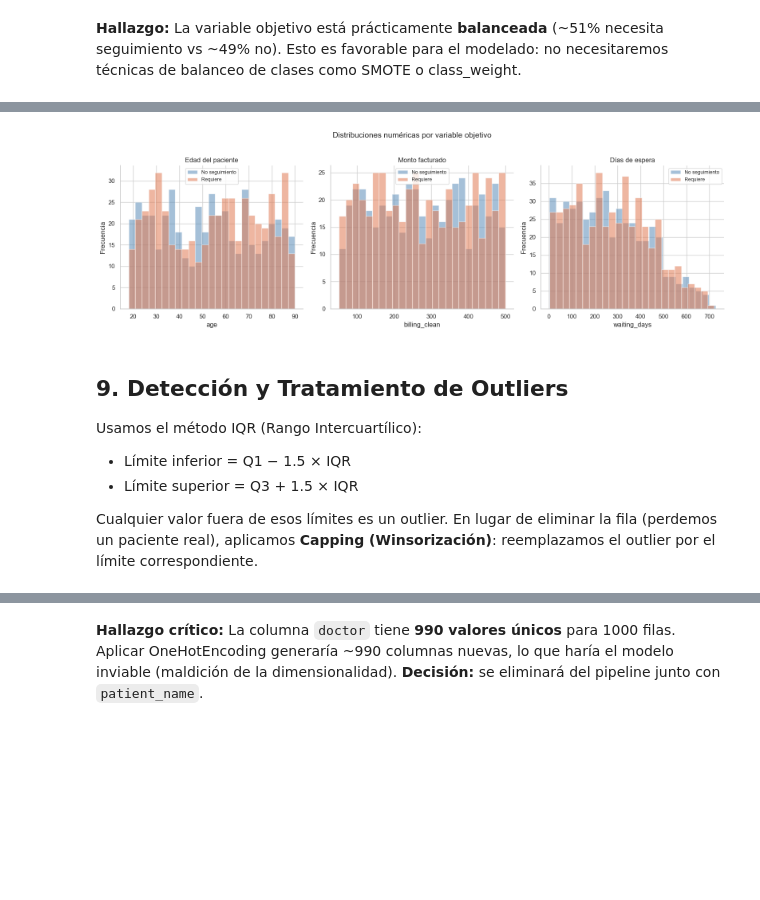
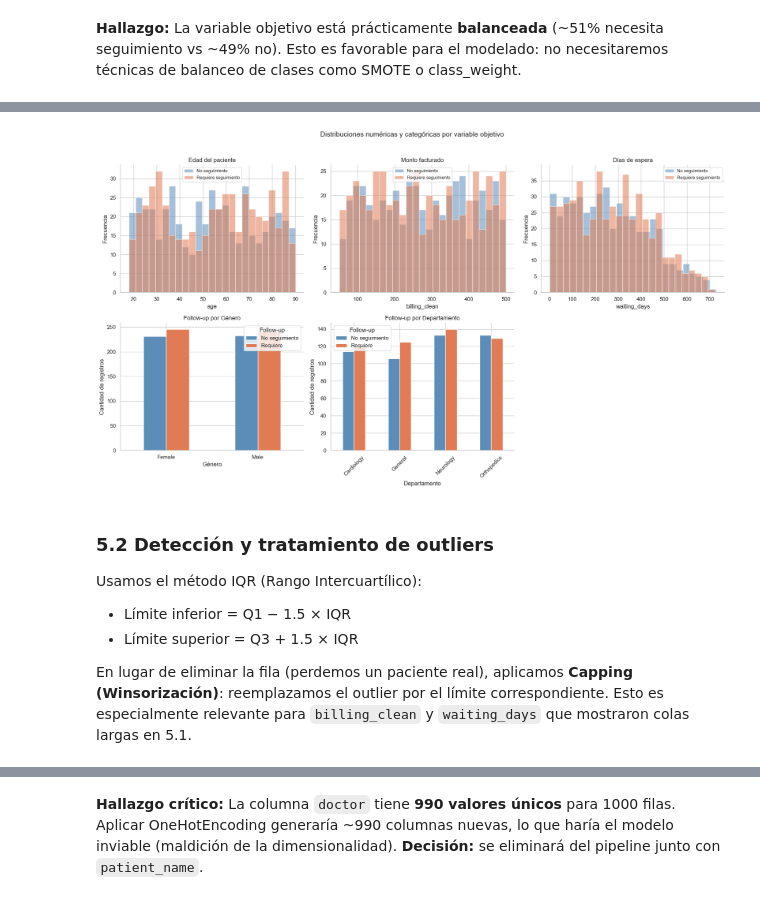
Before and after one commit to GiulianoLopresti/EDA-Messy-Clinic-Appointments, a Jupyter notebook: notebooks/01_EDA.ipynb, the cells around one changed output, grey strips where cells are left out. Saved outputs shown, nothing was run; the diff lists cells and outputs as text; code cells hidden in the pictures; blank space fills up the shorter version.

```diff
--- a/notebooks/01_EDA.ipynb
+++ b/notebooks/01_EDA.ipynb
@@ -453,35 +702,54 @@ plt.show()
 # %%
-fig, axes = plt.subplots(1, 3, figsize=(16, 5))
+fig, axes = plt.subplots(2, 3, figsize=(18, 10))
+axes = axes.flatten()
 
 numeric_vars = [
-    ('age',          'Edad del paciente'),
-    ('billing_clean','Monto facturado'),
-    ('waiting_days', 'Días de espera'),
+    ('age', 'Edad del paciente'),
+    ('billing_clean', 'Monto facturado'),
+    ('waiting_days', 'Días de espera')
 ]
 
-for ax, (col, label) in zip(axes, numeric_vars):
-    for val, color, nombre in [(0, '#5B8DB8', 'No seguimiento'), (1, '#E07B54', 'Requiere')]:
+for ax, (col, label) in zip(axes[:3], numeric_vars):
+    for val, color, nombre in [(0, '#5B8DB8', 'No seguimiento'), (1, '#E07B54', 'Requiere seguimiento')]:
         subset = df[df['follow_up_bin'] == val][col].dropna()
         ax.hist(subset, bins=25, alpha=0.55, color=color, label=nombre, edgecolor='white')
     ax.set_title(label, fontsize=12)
     ax.set_xlabel(col)
     ax.set_ylabel('Frecuencia')
     ax.legend(fontsize=9)
 
-plt.suptitle('Distribuciones numéricas por variable objetivo', fontsize=14, y=1.02)
+# Follow-up por género
+gender_counts = df.groupby(['gender_norm', 'follow_up_bin']).size().unstack(fill_value=0)
+gender_counts.plot(kind='bar', ax=axes[3], color=['#5B8DB8', '#E07B54'], edgecolor='white')
+axes[3].set_title('Follow-up por Género', fontsize=12)
+axes[3].set_xlabel('Género')
+axes[3].set_ylabel('Cantidad de registros')
+axes[3].legend(['No seguimiento', 'Requiere'], title='Follow-up')
+axes[3].tick_params(axis='x', rotation=0)
+
+# Follow-up por departamento
+dept_counts = df.groupby(['department', 'follow_up_bin']).size().unstack(fill_value=0)
+dept_counts.plot(kind='bar', ax=axes[4], color=['#5B8DB8', '#E07B54'], edgecolor='white')
+axes[4].set_title('Follow-up por Departamento', fontsize=12)
+axes[4].set_xlabel('Departamento')
+axes[4].set_ylabel('Cantidad de registros')
+axes[4].legend(['No seguimiento', 'Requiere'], title='Follow-up')
+axes[4].tick_params(axis='x', rotation=45)
+
+axes[5].axis('off')
+
+plt.suptitle('Distribuciones numéricas y categóricas por variable objetivo', fontsize=14, y=1.02)
 plt.tight_layout()
-plt.savefig(OUTPUTS_DIR / 'numeric_distributions.png', dpi=150, bbox_inches='tight')
+plt.savefig(OUTPUTS_DIR / 'numeric_and_categorical_distributions.png', dpi=150, bbox_inches='tight')
 plt.show()
 # %% [output]
-[figure, old version]
+[figure, new version]
 # %% [markdown]
-## 9. Detección y Tratamiento de Outliers
+### 5.2 Detección y tratamiento de outliers
 
 Usamos el método IQR (Rango Intercuartílico):
 - Límite inferior = Q1 − 1.5 × IQR
 - Límite superior = Q3 + 1.5 × IQR
 
-Cualquier valor fuera de esos límites es un outlier. En lugar de eliminar la fila
-(perdemos un paciente real), aplicamos **Capping (Winsorización)**: reemplazamos
-el outlier por el límite correspondiente.
+En lugar de eliminar la fila (perdemos un paciente real), aplicamos **Capping (Winsorización)**: reemplazamos el outlier por el límite correspondiente. Esto es especialmente relevante para `billing_clean` y `waiting_days` que mostraron colas largas en 5.1.
 # %%
```
Also changed, not shown: parts of 70 cells of this notebook, 2 other files.
